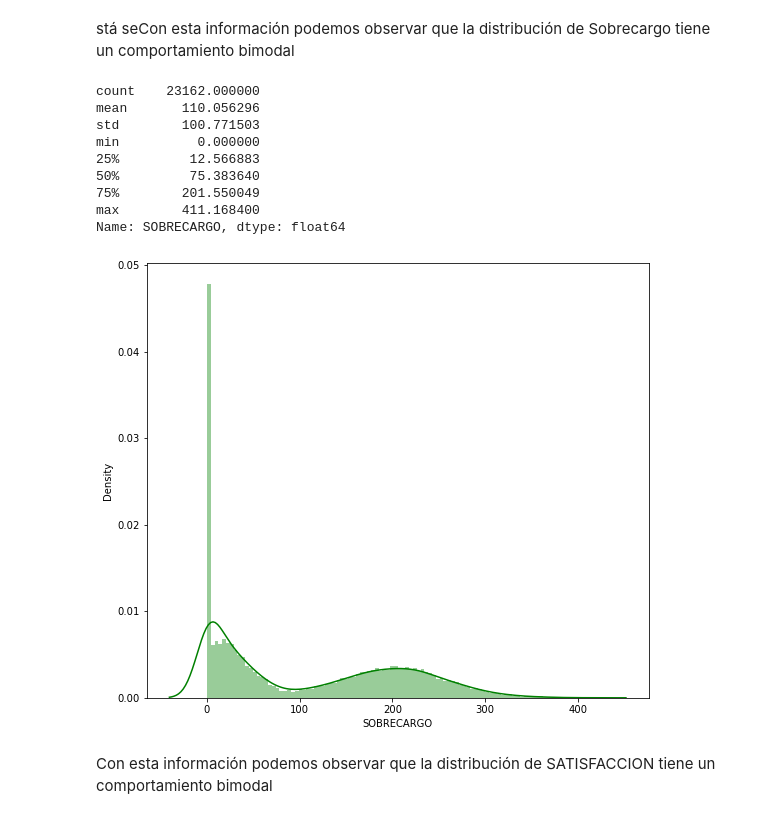
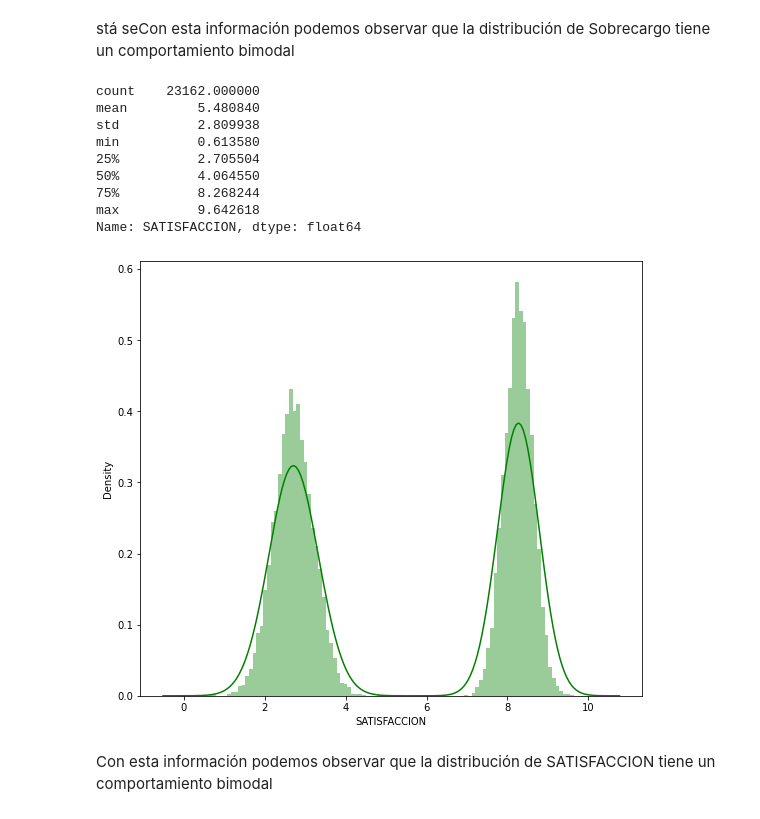
Before and after one commit to JuanDavidBallesteros/Telco-ML, a Jupyter notebook: Proyecto Final.ipynb, the cells around one changed output. Cells and saved outputs as stored; diff of their text form; code cells hidden in the pictures.

```diff
--- a/Proyecto Final.ipynb
+++ b/Proyecto Final.ipynb
@@ -338,20 +339,20 @@ Name: SOBRECARGO, dtype: float64
 # %% [markdown]
 stá seCon esta información podemos observar que la distribución de Sobrecargo tiene un comportamiento bimodal
 # %%
-print(d['SOBRECARGO'].describe())
+print(d['SATISFACCION'].describe())
 plt.figure(figsize=(9, 8))
-sns.distplot(d['SOBRECARGO'], color='g', bins=100, hist_kws={'alpha': 0.4});
+sns.distplot(d['SATISFACCION'], color='g', bins=100, hist_kws={'alpha': 0.4});
 # %% [output]
 count    23162.000000
-mean       110.056296
-std        100.771503
-min          0.000000
-25%         12.566883
-50%         75.383640
-75%        201.550049
-max        411.168400
-Name: SOBRECARGO, dtype: float64
+mean         5.480840
+std          2.809938
+min          0.613580
+25%          2.705504
+50%          4.064550
+75%          8.268244
+max          9.642618
+Name: SATISFACCION, dtype: float64
-[figure, old version]
+[figure, new version]
 # %% [markdown]
 Con esta información podemos observar que la distribución de SATISFACCION tiene un comportamiento bimodal
 # %% [markdown]
```
Also changed, not shown: parts of 37 cells of this notebook.
